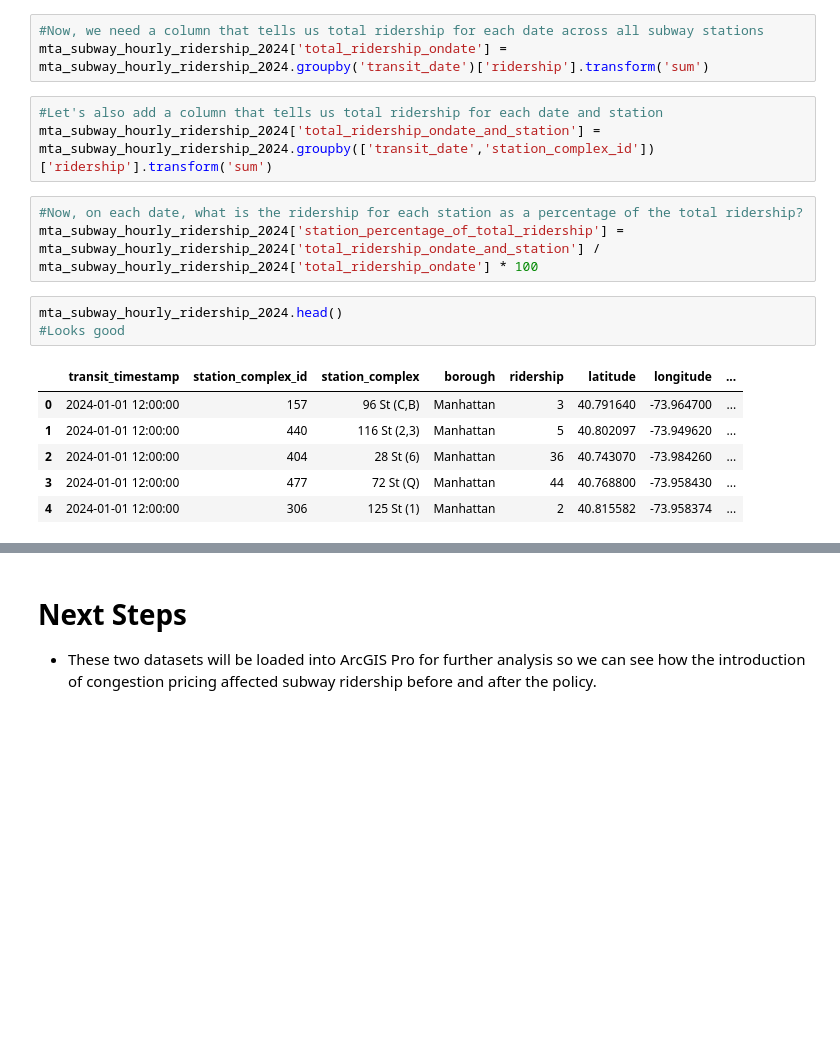
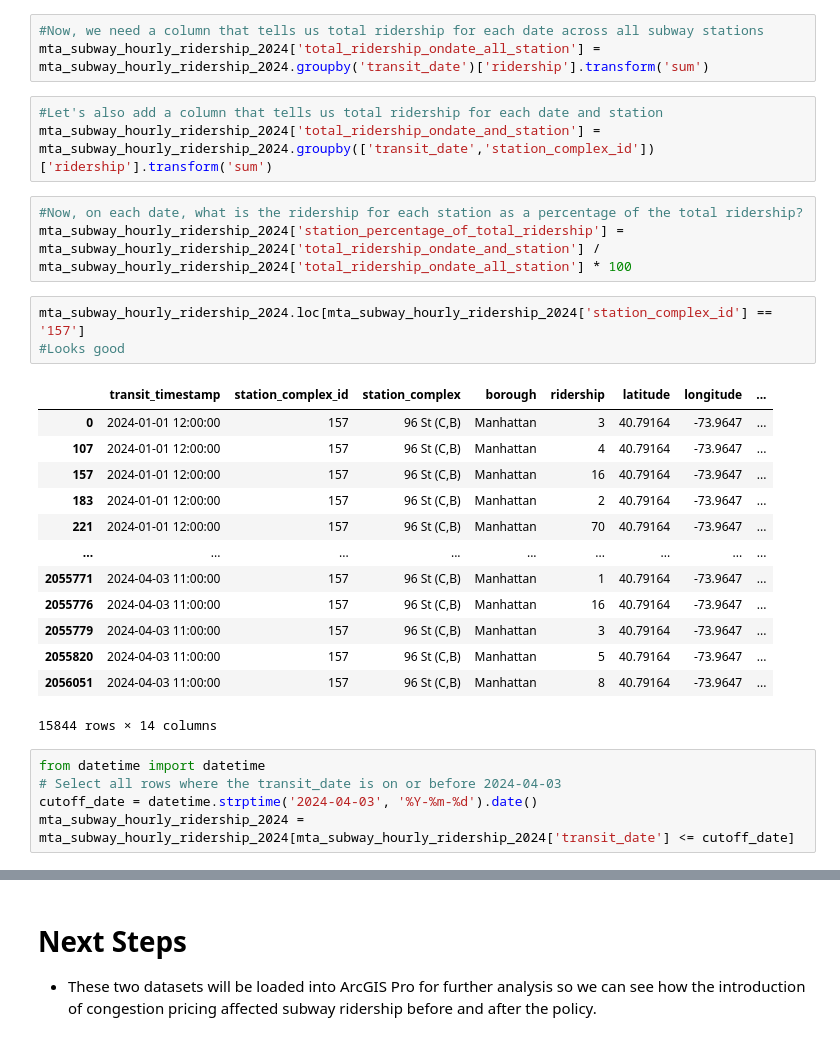
Before and after one commit to vaughnmitchell13/econ308-proj, a Jupyter notebook: Data-Preprocessing.ipynb, the cells around one changed output, grey strips where cells are left out. Cells and saved outputs as stored; diff of their text form; blank space fills up the shorter version.

```diff
--- a/Data-Preprocessing.ipynb
+++ b/Data-Preprocessing.ipynb
@@ -103,20 +121,32 @@ mta_subway_hourly_ridership_2024['transit_date'] = mta_subway_hourly_ridership_2
 mta_subway_hourly_ridership_2024['transit_time'] = mta_subway_hourly_ridership_2024['transit_timestamp'].dt.time
 # %%
 #Now, we need a column that tells us total ridership for each date across all subway stations
-mta_subway_hourly_ridership_2024['total_ridership_ondate'] = mta_subway_hourly_ridership_2024.groupby('transit_date')['ridership'].transform('sum')
+mta_subway_hourly_ridership_2024['total_ridership_ondate_all_station'] = mta_subway_hourly_ridership_2024.groupby('transit_date')['ridership'].transform('sum')
 # %%
 #Let's also add a column that tells us total ridership for each date and station
 mta_subway_hourly_ridership_2024['total_ridership_ondate_and_station'] = mta_subway_hourly_ridership_2024.groupby(['transit_date','station_complex_id'])['ridership'].transform('sum')
 # %%
 #Now, on each date, what is the ridership for each station as a percentage of the total ridership?
-mta_subway_hourly_ridership_2024['station_percentage_of_total_ridership'] = mta_subway_hourly_ridership_2024['total_ridership_ondate_and_station'] / mta_subway_hourly_ridership_2024['total_ridership_ondate'] * 100
+mta_subway_hourly_ridership_2024['station_percentage_of_total_ridership'] = mta_subway_hourly_ridership_2024['total_ridership_ondate_and_station'] / mta_subway_hourly_ridership_2024['total_ridership_ondate_all_station'] * 100
 # %%
-mta_subway_hourly_ridership_2024.head()
+mta_subway_hourly_ridership_2024.loc[mta_subway_hourly_ridership_2024['station_complex_id'] == '157']
 #Looks good
 # %% [output]
 |  | transit_timestamp | station_complex_id | station_complex | borough | ridership | latitude | longitude | ... |
-| 0 | 2024-01-01 12:00:00 | 157 | 96 St (C,B) | Manhattan | 3 | 40.791640 | -73.964700 | ... |
-| 1 | 2024-01-01 12:00:00 | 440 | 116 St (2,3) | Manhattan | 5 | 40.802097 | -73.949620 | ... |
-| 2 | 2024-01-01 12:00:00 | 404 | 28 St (6) | Manhattan | 36 | 40.743070 | -73.984260 | ... |
-| 3 | 2024-01-01 12:00:00 | 477 | 72 St (Q) | Manhattan | 44 | 40.768800 | -73.958430 | ... |
-| 4 | 2024-01-01 12:00:00 | 306 | 125 St (1) | Manhattan | 2 | 40.815582 | -73.958374 | ... |
+| 0 | 2024-01-01 12:00:00 | 157 | 96 St (C,B) | Manhattan | 3 | 40.79164 | -73.9647 | ... |
+| 107 | 2024-01-01 12:00:00 | 157 | 96 St (C,B) | Manhattan | 4 | 40.79164 | -73.9647 | ... |
+| 157 | 2024-01-01 12:00:00 | 157 | 96 St (C,B) | Manhattan | 16 | 40.79164 | -73.9647 | ... |
+| 183 | 2024-01-01 12:00:00 | 157 | 96 St (C,B) | Manhattan | 2 | 40.79164 | -73.9647 | ... |
+| 221 | 2024-01-01 12:00:00 | 157 | 96 St (C,B) | Manhattan | 70 | 40.79164 | -73.9647 | ... |
+| ... | ... | ... | ... | ... | ... | ... | ... | ... |
+| 2055771 | 2024-04-03 11:00:00 | 157 | 96 St (C,B) | Manhattan | 1 | 40.79164 | -73.9647 | ... |
+| 2055776 | 2024-04-03 11:00:00 | 157 | 96 St (C,B) | Manhattan | 16 | 40.79164 | -73.9647 | ... |
+| 2055779 | 2024-04-03 11:00:00 | 157 | 96 St (C,B) | Manhattan | 3 | 40.79164 | -73.9647 | ... |
+| 2055820 | 2024-04-03 11:00:00 | 157 | 96 St (C,B) | Manhattan | 5 | 40.79164 | -73.9647 | ... |
+| 2056051 | 2024-04-03 11:00:00 | 157 | 96 St (C,B) | Manhattan | 8 | 40.79164 | -73.9647 | ... |
+15844 rows × 14 columns
+# %%
+from datetime import datetime
+# Select all rows where the transit_date is on or before 2024-04-03
+cutoff_date = datetime.strptime('2024-04-03', '%Y-%m-%d').date()
+mta_subway_hourly_ridership_2024 = mta_subway_hourly_ridership_2024[mta_subway_hourly_ridership_2024['transit_date'] <= cutoff_date]
```
Also changed, not shown: parts of 7 cells of this notebook.
